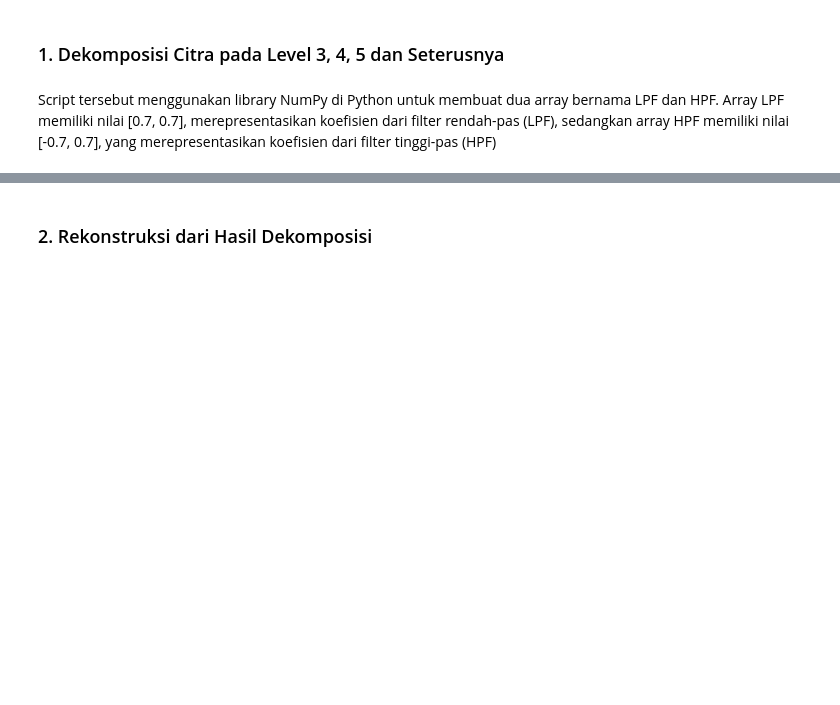
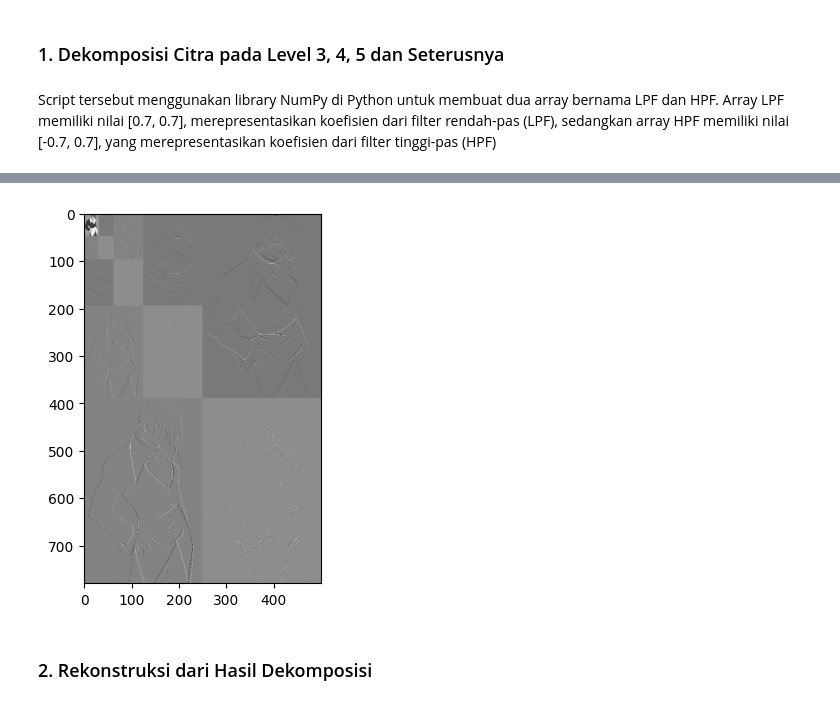
Before and after one commit to Digital-Image-Processing-2024/modul-3-jurnal-Riz-Orion, a Jupyter notebook: JurnalMod3.ipynb, the cells around one changed output, grey strips where cells are left out. Saved outputs shown, nothing was run; the diff lists cells and outputs as text; code cells hidden in the pictures; blank space fills up the shorter version.

```diff
--- a/JurnalMod3.ipynb
+++ b/JurnalMod3.ipynb
@@ -111,35 +108,37 @@ NameError: name 'IoriYagami' is not defined
 def resize_to_match(image1, image2):
     min_height = min(image1.shape[0], image2.shape[0])
     min_width = min(image1.shape[1], image2.shape[1])
-    image1_resized = cv.resize(image1, (min_width, min_height), interpolation=cv.INTER_AREA)
-    image2_resized = cv.resize(image2, (min_width, min_height), interpolation=cv.INTER_AREA)
+    image1_resized = cv2.resize(image1, (min_width, min_height), interpolation=cv2.INTER_AREA)
+    image2_resized = cv2.resize(image2, (min_width, min_height), interpolation=cv2.INTER_AREA)
     return image1_resized, image2_resized
 
 def tampilan(LL, LH, HL, HH):
     LL, HL = resize_to_match(LL, HL)
     LH, HH = resize_to_match(LH, HH)
     baris_1 = np.concatenate((LL, HL), axis=1)
     baris_2 = np.concatenate((LH, HH), axis=1)
     result = np.concatenate((baris_1, baris_2), axis=0)
     return result
 
 def combine_levels(levels):
     combined = levels[0]
     for level in levels[1:]:
         if isinstance(level, list):
             resized_images = [resize_to_match(combined, img)[1] for img in level]
             combined = tampilan(combined, *resized_images)
         else:
             combined, level = resize_to_match(combined, level)
             combined = tampilan(combined, level, level, level)
     return combined
 
 lvl1 = combined_image
 lvl2 = tampilan(lvl1, H_norm, V_norm, D_norm)
 combined_levels_result = combine_levels([lvl2, [V_norm, H_norm, D_norm], [V_norm, H_norm, D_norm]])
 
 plt.imshow(combined_levels_result, cmap='gray')
 plt.show()
+# %% [output]
+[figure, added]
 # %% [markdown]
 ### 2. Rekonstruksi dari Hasil Dekomposisi
 # %%
```
Also changed, not shown: parts of 4 cells of this notebook.
